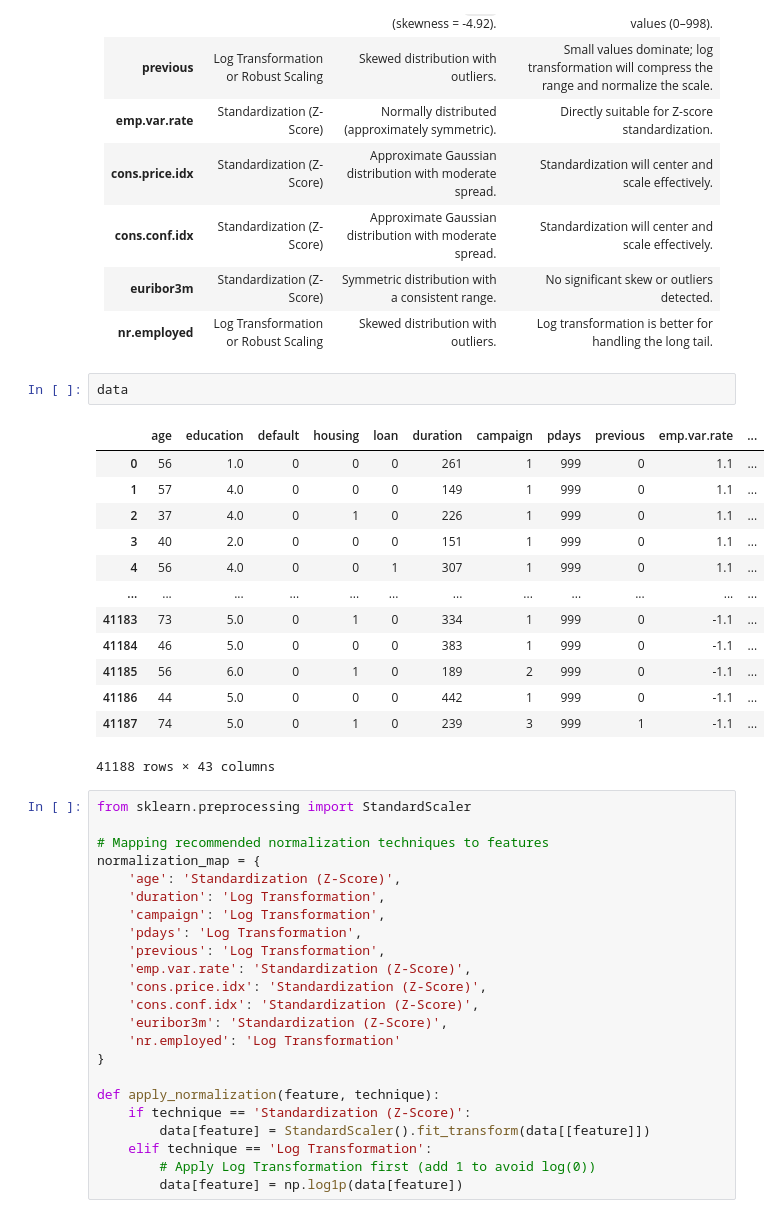
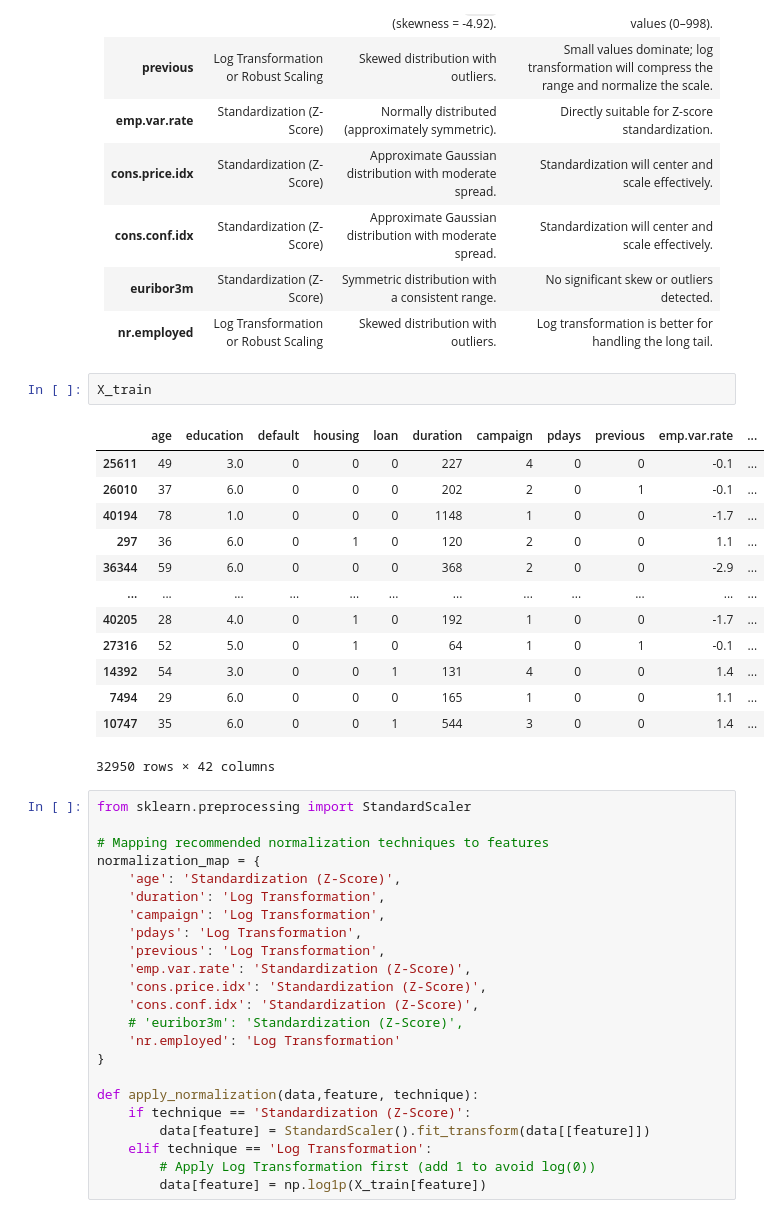
Before and after one commit to BPATHAK10/Bank-Marketing-Classifier, a Jupyter notebook: Homework-5.ipynb, the cells around one changed output. Saved outputs shown, nothing was run; the diff lists cells and outputs as text.

```diff
--- a/Homework-5.ipynb
+++ b/Homework-5.ipynb
@@ -393,22 +487,22 @@ analyzer = NumericFeatureAnalyzer(dataframe=data, numeric_features=numeric_cols,
 | **cons.conf.idx**  | Standardization (Z-Score)               | Approximate Gaussian distribution with moderate spread.                                    | Standardization will center and scale effectively.                                                           |
 | **euribor3m**      | Standardization (Z-Score)               | Symmetric distribution with a consistent range.                                            | No significant skew or outliers detected.                                                                    |
 | **nr.employed**    | Log Transformation or Robust Scaling    | Skewed distribution with outliers.                                                        | Log transformation is better for handling the long tail.                                                     |
-# %%
-data
-# %% [output]
-|  | age | education | default | housing | loan | duration | campaign | pdays | previous | emp.var.rate | ... |
-| 0 | 56 | 1.0 | 0 | 0 | 0 | 261 | 1 | 999 | 0 | 1.1 | ... |
-| 1 | 57 | 4.0 | 0 | 0 | 0 | 149 | 1 | 999 | 0 | 1.1 | ... |
-| 2 | 37 | 4.0 | 0 | 1 | 0 | 226 | 1 | 999 | 0 | 1.1 | ... |
-| 3 | 40 | 2.0 | 0 | 0 | 0 | 151 | 1 | 999 | 0 | 1.1 | ... |
-| 4 | 56 | 4.0 | 0 | 0 | 1 | 307 | 1 | 999 | 0 | 1.1 | ... |
-| ... | ... | ... | ... | ... | ... | ... | ... | ... | ... | ... | ... |
-| 41183 | 73 | 5.0 | 0 | 1 | 0 | 334 | 1 | 999 | 0 | -1.1 | ... |
-| 41184 | 46 | 5.0 | 0 | 0 | 0 | 383 | 1 | 999 | 0 | -1.1 | ... |
-| 41185 | 56 | 6.0 | 0 | 1 | 0 | 189 | 2 | 999 | 0 | -1.1 | ... |
-| 41186 | 44 | 5.0 | 0 | 0 | 0 | 442 | 1 | 999 | 0 | -1.1 | ... |
-| 41187 | 74 | 5.0 | 0 | 1 | 0 | 239 | 3 | 999 | 1 | -1.1 | ... |
-41188 rows × 43 columns
+# %%
+X_train
+# %% [output]
+|  | age | education | default | housing | loan | duration | campaign | pdays | previous | emp.var.rate | ... |
+| 25611 | 49 | 3.0 | 0 | 0 | 0 | 227 | 4 | 0 | 0 | -0.1 | ... |
+| 26010 | 37 | 6.0 | 0 | 0 | 0 | 202 | 2 | 0 | 1 | -0.1 | ... |
+| 40194 | 78 | 1.0 | 0 | 0 | 0 | 1148 | 1 | 0 | 0 | -1.7 | ... |
+| 297 | 36 | 6.0 | 0 | 1 | 0 | 120 | 2 | 0 | 0 | 1.1 | ... |
+| 36344 | 59 | 6.0 | 0 | 0 | 0 | 368 | 2 | 0 | 0 | -2.9 | ... |
+| ... | ... | ... | ... | ... | ... | ... | ... | ... | ... | ... | ... |
+| 40205 | 28 | 4.0 | 0 | 1 | 0 | 192 | 1 | 0 | 0 | -1.7 | ... |
+| 27316 | 52 | 5.0 | 0 | 1 | 0 | 64 | 1 | 0 | 1 | -0.1 | ... |
+| 14392 | 54 | 3.0 | 0 | 0 | 1 | 131 | 4 | 0 | 0 | 1.4 | ... |
+| 7494 | 29 | 6.0 | 0 | 0 | 0 | 165 | 1 | 0 | 0 | 1.1 | ... |
+| 10747 | 35 | 6.0 | 0 | 0 | 1 | 544 | 3 | 0 | 0 | 1.4 | ... |
+32950 rows × 42 columns
 # %%
 from sklearn.preprocessing import StandardScaler
 
@@ -422,15 +516,15 @@ normalization_map = {
     'emp.var.rate': 'Standardization (Z-Score)',
     'cons.price.idx': 'Standardization (Z-Score)',
     'cons.conf.idx': 'Standardization (Z-Score)',
-    'euribor3m': 'Standardization (Z-Score)',
+    # 'euribor3m': 'Standardization (Z-Score)',
     'nr.employed': 'Log Transformation'
 }
 
-def apply_normalization(feature, technique):
+def apply_normalization(data,feature, technique):
     if technique == 'Standardization (Z-Score)':
         data[feature] = StandardScaler().fit_transform(data[[feature]])
     elif technique == 'Log Transformation':
         # Apply Log Transformation first (add 1 to avoid log(0))
-        data[feature] = np.log1p(data[feature])
+        data[feature] = np.log1p(X_train[feature])
 # %%
 for feature, technique in normalization_map.items():
```
Also changed, not shown: parts of 63 cells of this notebook, 1 other file.
